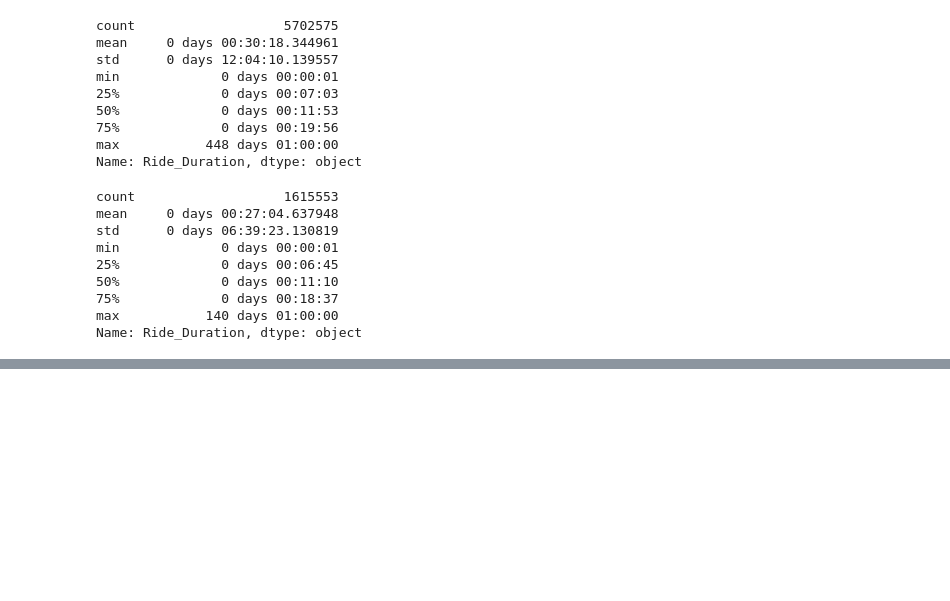
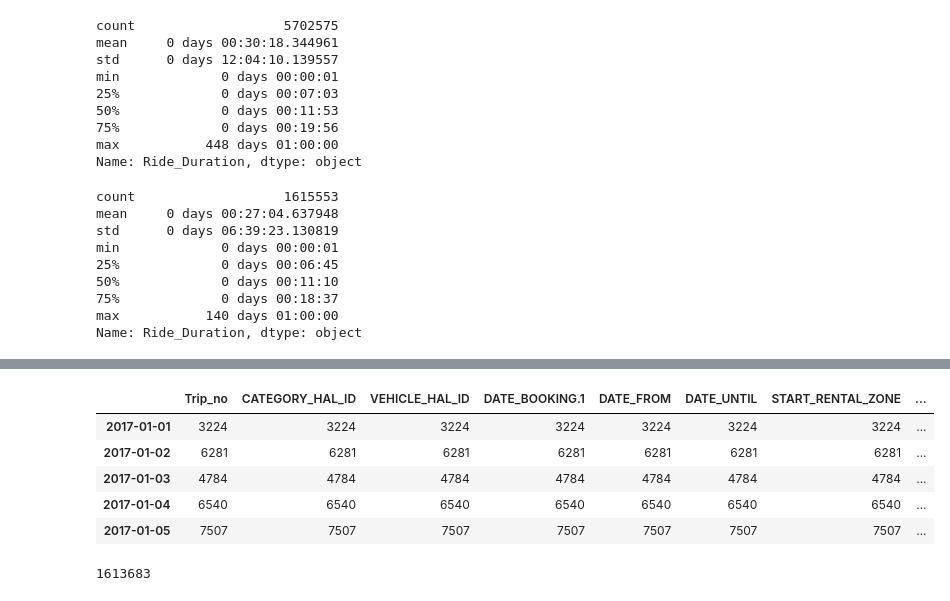
Before and after one commit to chinmaydas96/Bike_sharing, a Jupyter notebook: Call_a_bike_Relation.ipynb, the cells around one changed output, grey strips where cells are left out. Cells and saved outputs as stored; diff of their text form; code cells hidden in the pictures; blank space fills up the shorter version.

```diff
--- a/Call_a_bike_Relation.ipynb
+++ b/Call_a_bike_Relation.ipynb
@@ -223,0 +236,9 @@ Name: Ride_Duration, dtype: object
+# %%
+d17.groupby(d17.index.date).count().head()
+# %% [output]
+|  | Trip_no | CATEGORY_HAL_ID | VEHICLE_HAL_ID | DATE_BOOKING.1 | DATE_FROM | DATE_UNTIL | START_RENTAL_ZONE | ... |
+| 2017-01-01 | 3224 | 3224 | 3224 | 3224 | 3224 | 3224 | 3224 | ... |
+| 2017-01-02 | 6281 | 6281 | 6281 | 6281 | 6281 | 6281 | 6281 | ... |
+| 2017-01-03 | 4784 | 4784 | 4784 | 4784 | 4784 | 4784 | 4784 | ... |
+| 2017-01-04 | 6540 | 6540 | 6540 | 6540 | 6540 | 6540 | 6540 | ... |
+| 2017-01-05 | 7507 | 7507 | 7507 | 7507 | 7507 | 7507 | 7507 | ... |
@@ -223,0 +247,5 @@ Name: Ride_Duration, dtype: object
+# %%
+d17_new = d17[:'2017-05-15']
+len(d17_new)
+# %% [output]
+1613683
```
Also changed, not shown: parts of 18 cells of this notebook.
